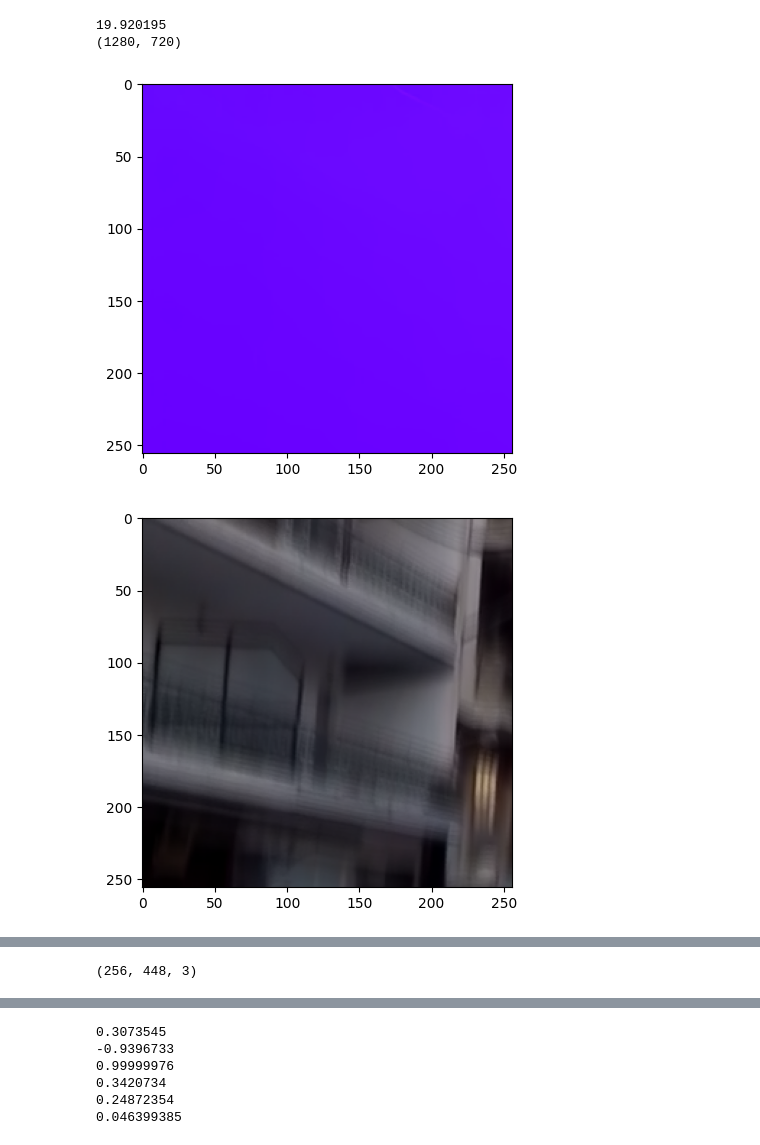
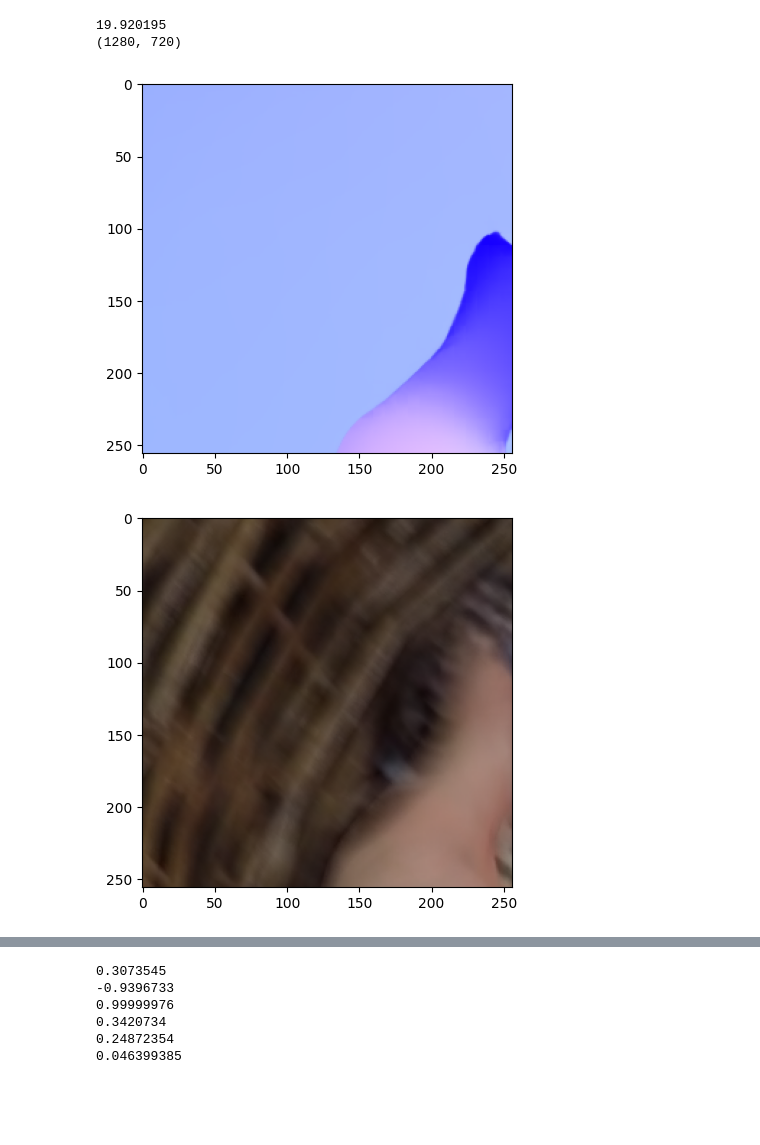
Before and after one commit to JuWanMaeng/Diffuse_Blur_to_Event, a Jupyter notebook: check_max_flow.ipynb, the cells around one changed output, grey strips where cells are left out. Cells and saved outputs as stored; diff of their text form; code cells hidden in the pictures; blank space fills up the shorter version.

```diff
--- a/check_max_flow.ipynb
+++ b/check_max_flow.ipynb
@@ -188,6 +188,7 @@ def augment_flow(image, command, is_flow=False):
     if command == 'hflip':  # horizontal flip
         image = np.fliplr(image)
         if is_flow:
+            image = np.fliplr(image)
             image[:, :, 0] *= -1  # Flip horizontal flow direction
 
     elif command == 'vflip':  # vertical flip
@@ -224,39 +225,40 @@ def normalize_flow_to_tensor(flow):
     M = magnitude.max()
 
     # Normalize the magnitude to [0, 1] range for the z component
     z = magnitude / 147
     z = np.clip(z, 0, 1)
 
 
     # Stack x, y, and z to create the 3D tensor C with shape (H, W, 3)
     C = np.stack((x, y, z), axis=-1)
 
     return C
 import cv2
 
 command = 'rot90'
-flow_path = '/workspace/data/Gopro_my/train/000040/flow/flows/000040.flo'
-blur_path = '/workspace/data/Gopro_my/train/000040/blur/000040.png'
+flow_path = '/workspace/data/Gopro_my/train/000500/flow/flows/000500.flo'
+blur_path = '/workspace/data/Gopro_my/train/000500/blur/000500.png'
 flow = flow_read(flow_path)
 flow = flow[:256,:256]
-flow_rgb = flow_to_rgb(flow)
-plt.imshow(flow_rgb)
+
+before_flow = flow_to_rgb(flow)
+plt.imshow(before_flow)
 plt.show()
 
 blur_img = cv2.imread(blur_path)
 blur_img = cv2.cvtColor(blur_img,cv2.COLOR_BGR2RGB)
 blur_img = blur_img[:256,:256,:]
 plt.imshow(blur_img)
 plt.show()
 
-flow = augment_flow(flow, command=command, is_flow = True)
-flow_rgb = flow_to_rgb(flow)
-plt.imshow(flow_rgb)
+after_flow = augment_flow(flow, command=command, is_flow = True)
+after_flow = flow_to_rgb(after_flow)
+plt.imshow(after_flow)
 plt.show()
 
 blur_img = augment_flow(blur_img,command=command)
 plt.imshow(blur_img)
 plt.show()
 # %% [output]
-[figure, old version]
+[figure, new version]
-[figure, old version]
+[figure, new version]
@@ -265,4 +266,0 @@ plt.show()
-# %%
-print(flow.shape)
-# %% [output]
-(256, 448, 3)
```
Also changed, not shown: parts of 6 cells of this notebook, 8 other files.
